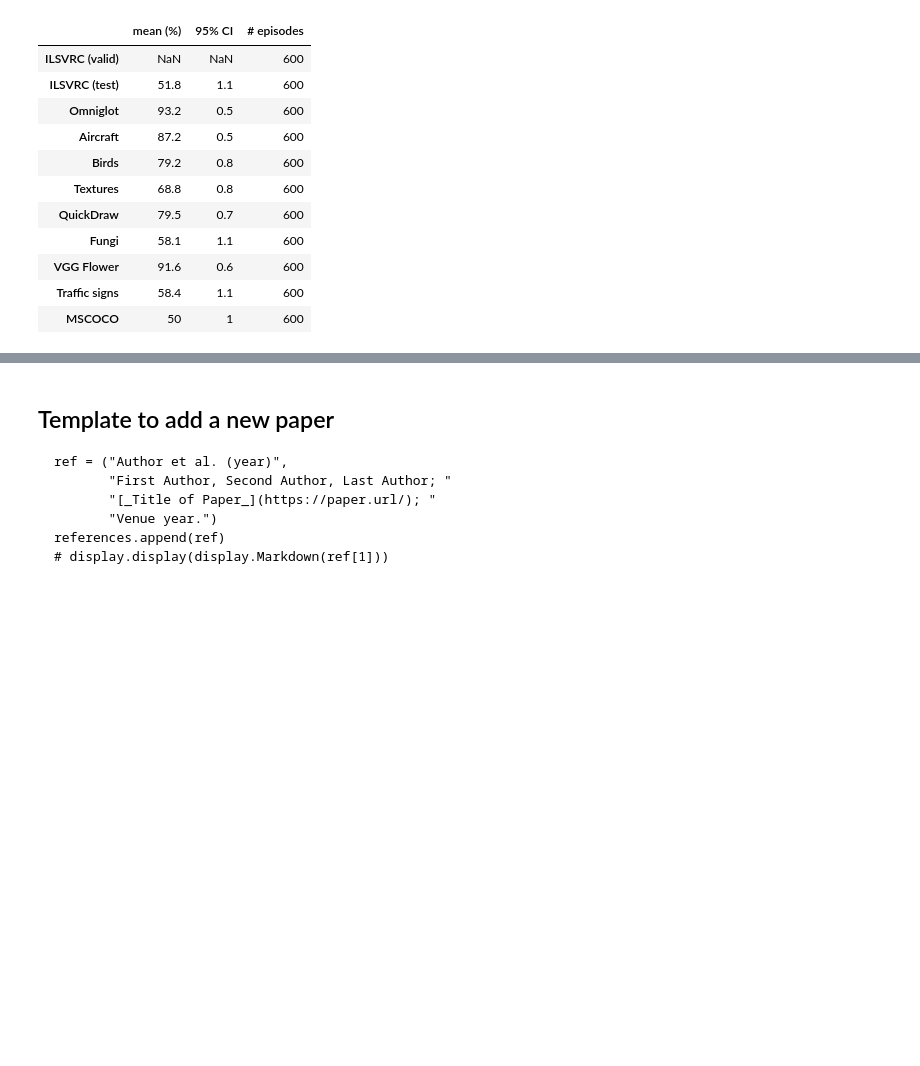
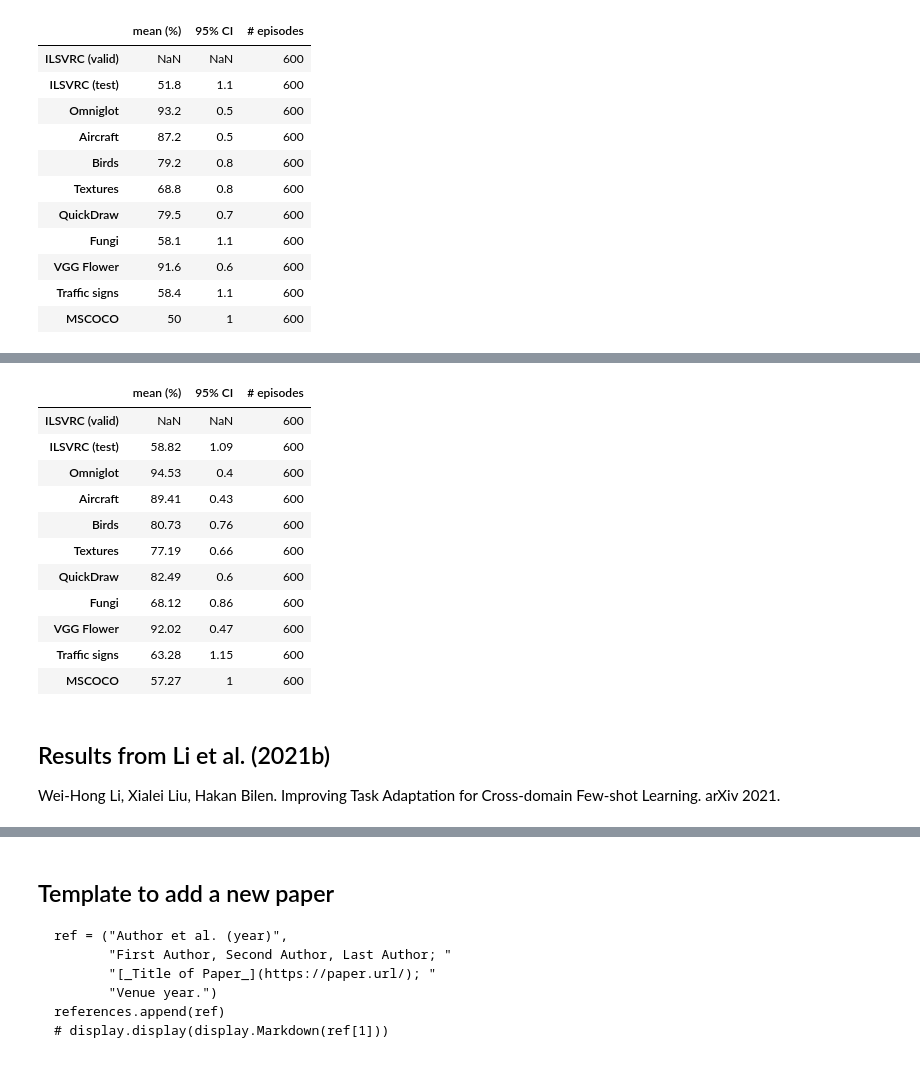
Before and after one commit to google-research/meta-dataset, a Jupyter notebook: Leaderboard.ipynb, the cells around one changed output, grey strips where cells are left out. Saved outputs shown, nothing was run; the diff lists cells and outputs as text; code cells hidden in the pictures; blank space fills up the shorter version.

```diff
--- a/Leaderboard.ipynb
+++ b/Leaderboard.ipynb
@@ -1080,0 +1092,35 @@ flute_all_df
+# %%
+url_all_df = pd.DataFrame(
+    columns=['mean (%)', '95% CI', '# episodes'],
+    index=datasets
+)
+url_all_df['# episodes'] = 600
+url_all_df.loc[datasets[1:], ['mean (%)', '95% CI']] = [
+    [58.82, 1.09],
+    [94.53, 0.40],
+    [89.41, 0.43],
+    [80.73, 0.76],
+    [77.19, 0.66],
+    [82.49, 0.60],
+    [68.12, 0.86],
+    [92.02, 0.47],
+    [63.28, 1.15],
+    [57.27, 1.00],
+]
+url_all_df
+# %% [output]
+|  | mean (%) | 95% CI | # episodes |
+| ILSVRC (valid) | NaN | NaN | 600 |
+| ILSVRC (test) | 58.82 | 1.09 | 600 |
+| Omniglot | 94.53 | 0.4 | 600 |
+| Aircraft | 89.41 | 0.43 | 600 |
+| Birds | 80.73 | 0.76 | 600 |
+| Textures | 77.19 | 0.66 | 600 |
+| QuickDraw | 82.49 | 0.6 | 600 |
+| Fungi | 68.12 | 0.86 | 600 |
+| VGG Flower | 92.02 | 0.47 | 600 |
+| Traffic signs | 63.28 | 1.15 | 600 |
+| MSCOCO | 57.27 | 1 | 600 |
+# %% [markdown]
+## Results from Li et al. (2021b)
+Wei-Hong Li, Xialei Liu, Hakan Bilen. Improving Task Adaptation for Cross-domain Few-shot Learning. arXiv 2021.
```
Also changed, not shown: parts of 16 cells of this notebook, 1 other file.
